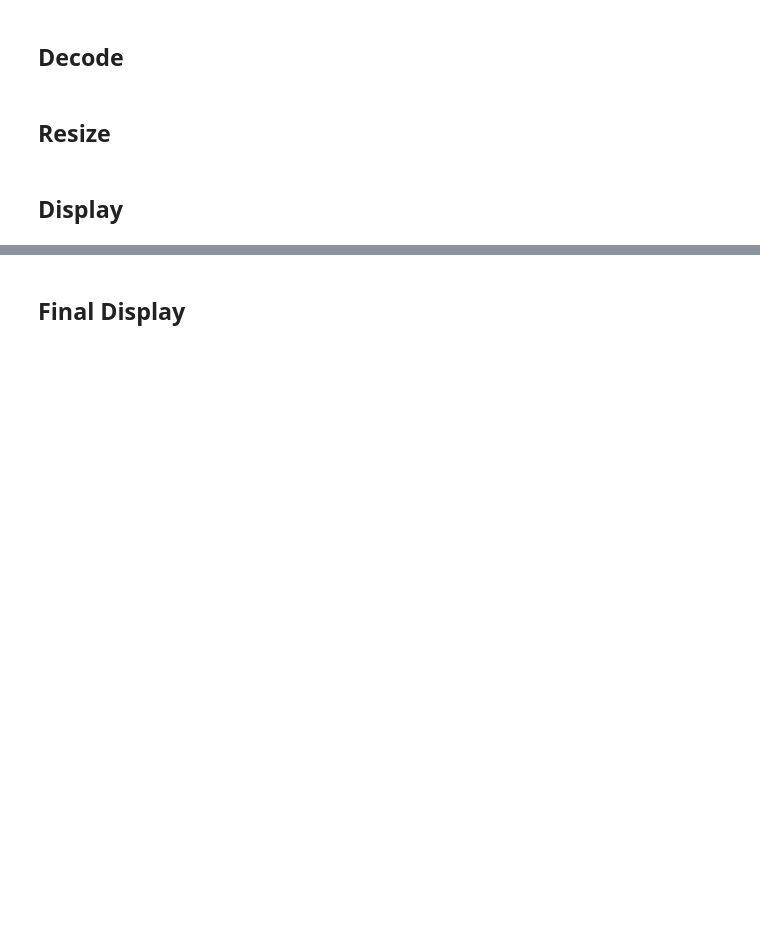
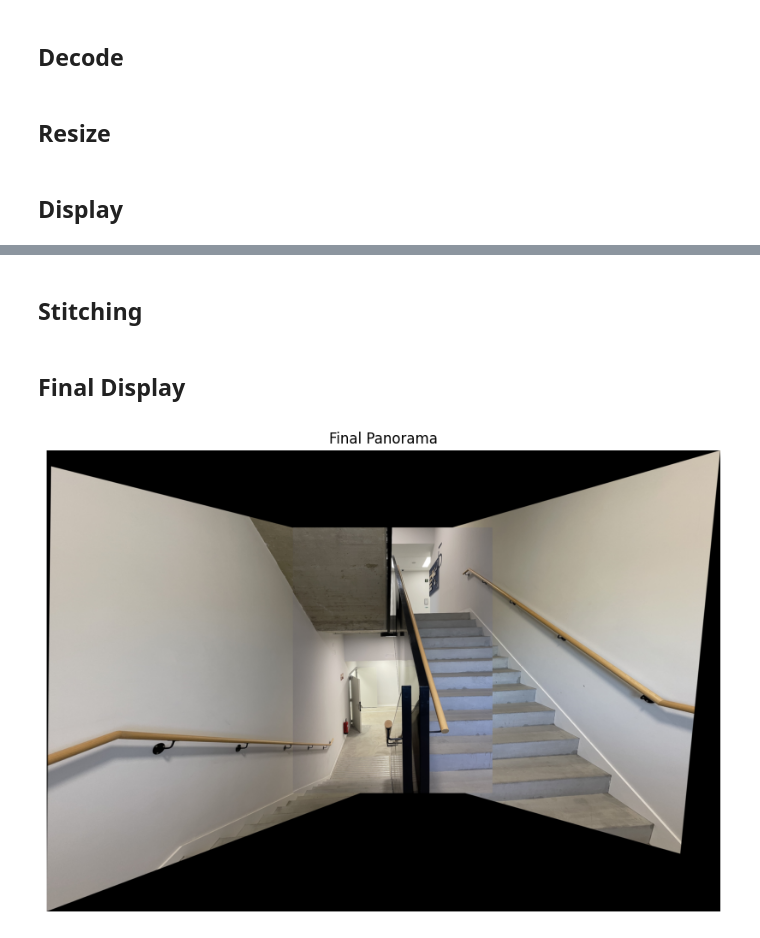
Before and after one commit to LAIN-21/panorama_cv_assignment, a Jupyter notebook: main.ipynb, the cells around one changed output, grey strips where cells are left out. Drawn from its saved outputs; the diff is of its cells as text; code cells hidden in the pictures; blank space fills up the shorter version.

```diff
--- a/main.ipynb
+++ b/main.ipynb
@@ -58,0 +61,2 @@ plt.show()
+# %%
+img1, img2, img3 = images
@@ -66,0 +94,3 @@ print("Stitching successful!")
+# %%
+H12 = compute_homography(img1, img2)  # img1 → img2
+H32 = compute_homography(img3, img2)  # img3 → img2
@@ -67,5 +133,45 @@ print("Stitching successful!")
+# %% [markdown]
+## Stitching
+# %%
+H_translation = np.array([
+    [1, 0, translation[0]],
+    [0, 1, translation[1]],
+    [0, 0, 1]
+])
+
+canvas_width = xmax - xmin
+canvas_height = ymax - ymin
+
+# Warp img1
+panorama = cv2.warpPerspective(
+    img1,
+    H_translation @ H12,
+    (canvas_width, canvas_height)
+)
+
+# Warp img3
+warp_img3 = cv2.warpPerspective(
+    img3,
+    H_translation @ H32,
+    (canvas_width, canvas_height)
+)
+
+# Add img3 to panorama
+mask3 = (warp_img3 > 0)
+panorama[mask3] = warp_img3[mask3]
+
+# Paste img2 in center
+panorama[
+    translation[1]:translation[1]+h2,
+    translation[0]:translation[0]+w2
+] = img2
 # %% [markdown]
 ## Final Display
 # %%
-show_image(panorama, "Final Panorama")
+plt.figure(figsize=(15,7))
+plt.imshow(cv2.cvtColor(panorama, cv2.COLOR_BGR2RGB))
+plt.title("Final Panorama")
+plt.axis("off")
 plt.show()
+# %% [output]
+[figure, added]
```
Also changed, not shown: parts of 11 cells of this notebook, 2 other files.
